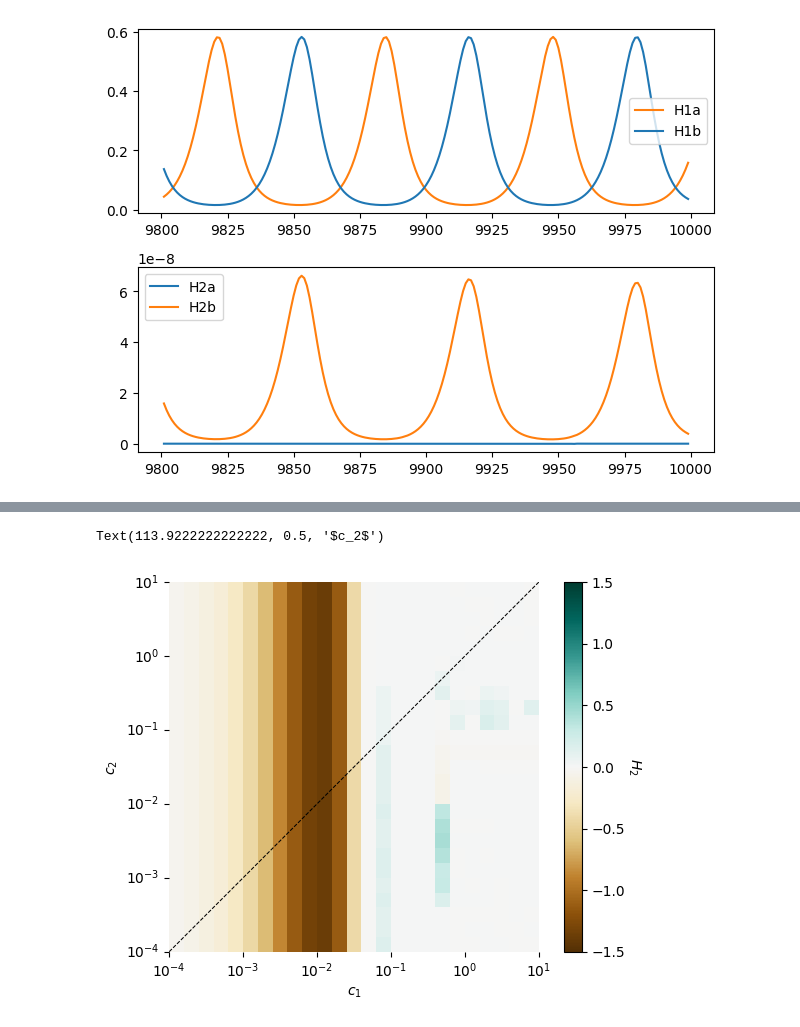
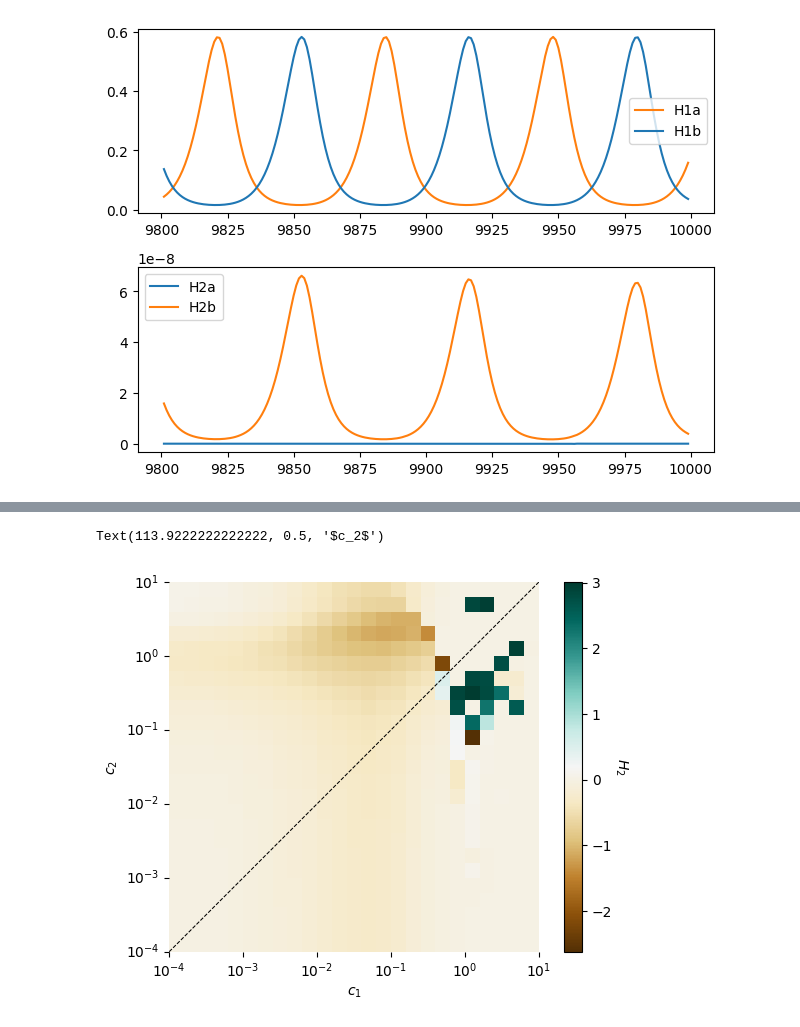
Before and after one commit to rbnmj/turingmodel, a Jupyter notebook: main_crowding.ipynb, the cells around one changed output, grey strips where cells are left out. Cells and saved outputs as stored; diff of their text form; code cells hidden in the pictures.

```diff
--- a/main_crowding.ipynb
+++ b/main_crowding.ipynb
@@ -125,8 +125,11 @@ plt.tight_layout()
 # %% [output]
 [figure]
 # %%
-c_1 = 0.01
-c_2 = 10
+t_end = 4000
+number_steps = 4000
+t = np.linspace(0,t_end,number_steps)
+c_1 = 0.5
+c_2 = 0.5
 var0 = [2, 2.5, 2.5, 2, 0.08, 0.4, 10**-6, 10**-6, 0, 0, 0, 0]
 var = []
 var = integ.odeint(slow, var0, t)
@@ -137,6 +140,7 @@ plt.legend()
 plt.subplot2grid((2,1),(1,0))
 plt.plot(t[1:5000], var[1:5000:, 6], "-", color="#1F77B4", label="H2a")
 plt.plot(t[1:5000], var[1:5000:, 7], "-", color="#FF7F0E", label="H2b")
+plt.yscale("log")
 plt.legend()
 plt.tight_layout()
 # %% [output]
@@ -144,5 +148,5 @@ plt.tight_layout()
 # %%
-c_range = np.geomspace(0.0001, 10, 100)
+c_range = np.geomspace(0.0001, 10, 50)
 t_end = 10000
 number_steps = 1000
 t = np.linspace(0,t_end,number_steps)
@@ -263,8 +266,6 @@ def find_maxima(x,n):
 
     max_index = signal.argrelmax(x)[0]         # create array with indices of local maxima of x
 
-    #ext_index = np.append(max_index)           # array with indices of local extrema in x
-    #ext_index = np.sort(ext_index)             # sort array (alternating minima and maxima)
     extrema = x[max_index]                     # array with the actual values of the extrema
 
     if len(extrema) == 0:                      # if all values in x are the same and no extremum is found:
@@ -276,17 +277,17 @@ def find_maxima(x,n):
 
     return extrema
 
-t_end = 10000
-number_steps = 10000
+t_end = 4000
+number_steps = 1000
 t = np.linspace(0, t_end, number_steps)
 
 # dispersal adaptability
-c_range = np.geomspace(0.0001, 10, 25) #100
+c_range = np.geomspace(0.0001, 0.5, 25) #100
 
 # var = [N_a, N_b, A_a, A_b, H_1a, H_1b, H_2a, H_2b]
-var0 = [2, 2.5, 2.5, 2, 0.08, 0.4, 10**-6, 0, 0, 0, 0, 0]
+var0 = [2, 2.5, 2.5, 2, 0.08, 0.4, 10**-6, 10**-6, 0, 0, 0, 0]
 
-num_extr = 20 # set number of maxima to be found
+num_extr = 11 # set number of maxima to be found
 
 H1_extr = []
 H2_extr = []
@@ -307,8 +308,8 @@ for c_2 in tqdm(c_range):
         H2_extr.append(find_maxima(np.log(var[:, 6])+np.log(var[:, 6]),num_extr))
 
         # results[i,j] = ...
-        slopeH1[i, j] = linregress(np.linspace(1, 9, 10),H1_extr[0][10:num_extr])[0]
-        slopeH2[i, j] = linregress(np.linspace(1, 9, 10),H2_extr[0][10:num_extr])[0]
+        slopeH1[i, j] = linregress(np.linspace(1, 9, 3),H1_extr[0][2:5])[0]
+        slopeH2[i, j] = linregress(np.linspace(1, 9, 3),H2_extr[0][2:5])[0]
 
         # workaround to empty lists
         H1_extr = []
@@ -321,24 +322,24 @@ for c_2 in tqdm(c_range):
 # np.savetxt("./data/crowding/growthrate/H2Slope.csv", slopeH2, delimiter=",")
 # %%
 # H2 change
-slopeH2 = np.loadtxt("./data/crowding/growthrate/H2Slope.csv", delimiter=",")
+#slopeH2 = np.loadtxt("./data/crowding/growthrate/H2Slope.csv", delimiter=",")
 fig, ax3 = plt.subplots()
 ticks = np.append(c_range, 10)
-ax3 = sns.heatmap(slopeH2, cmap="BrBG", square=True, cbar=False, vmin=-1.5, vmax=1.5)
+ax3 = sns.heatmap(slopeH2, cmap="BrBG", square=True, cbar=False)#, vmin=-1.5, vmax=1.5)
 cbar3 = ax3.figure.colorbar(ax3.collections[0])
 cbar3.set_label('$H_2$', rotation=270, labelpad=12)
 ax3.set_xticks(np.linspace(0, len(c_range), 6))
 ax3.set_yticks(np.linspace(0, len(c_range), 6))
 ax3.invert_yaxis()
 ax3.set_xticklabels(("$10^{-4}$", "$10^{-3}$", "$10^{-2}$", "$10^{-1}$", "$10^{0}$", "$10^{1}$"), rotation=0)
 ax3.set_yticklabels(("$10^{-4}$", "$10^{-3}$", "$10^{-2}$", "$10^{-1}$", "$10^{0}$", "$10^{1}$"))
 #plt.grid(color='black', linewidth=0.5, linestyle='--')
 ax3.plot([0, len(c_range)], [0, len(c_range)], color="black", linestyle="--", linewidth=0.75)
 plt.xlabel('$c_1$')
 plt.ylabel('$c_2$')
 # plt.title('Growth rate of $H_2$ \n $d_{H_{max}} = $' + str(d_Hmax) + ', H2 invader')
 # plt.savefig('./output/final/invasion_growthrateV3_'+str(d_Hmax)+'_H2_logV2.png')
 # %% [output]
 Text(113.9222222222222, 0.5, '$c_2$')
-[figure, old version]
+[figure, new version]
 # %%
```
Also changed, not shown: parts of 6 cells of this notebook, 25 other files.
